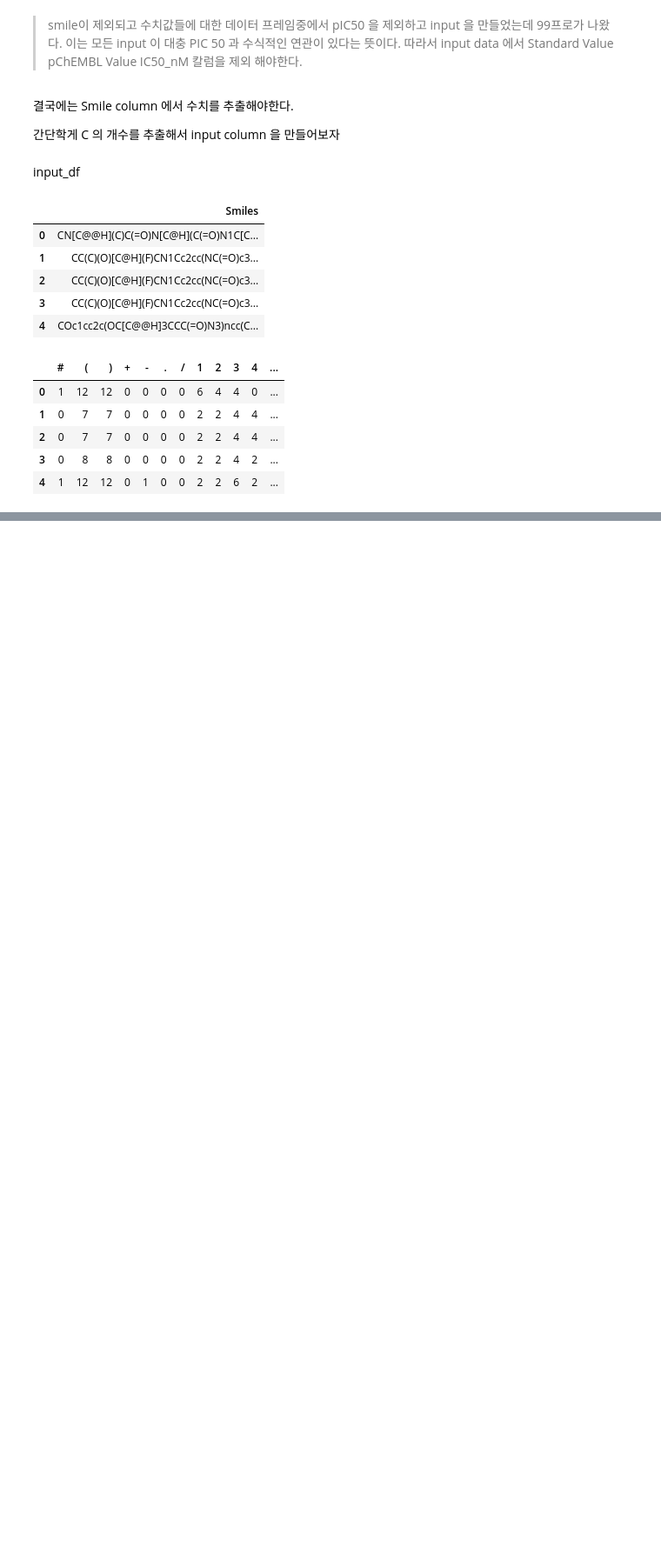
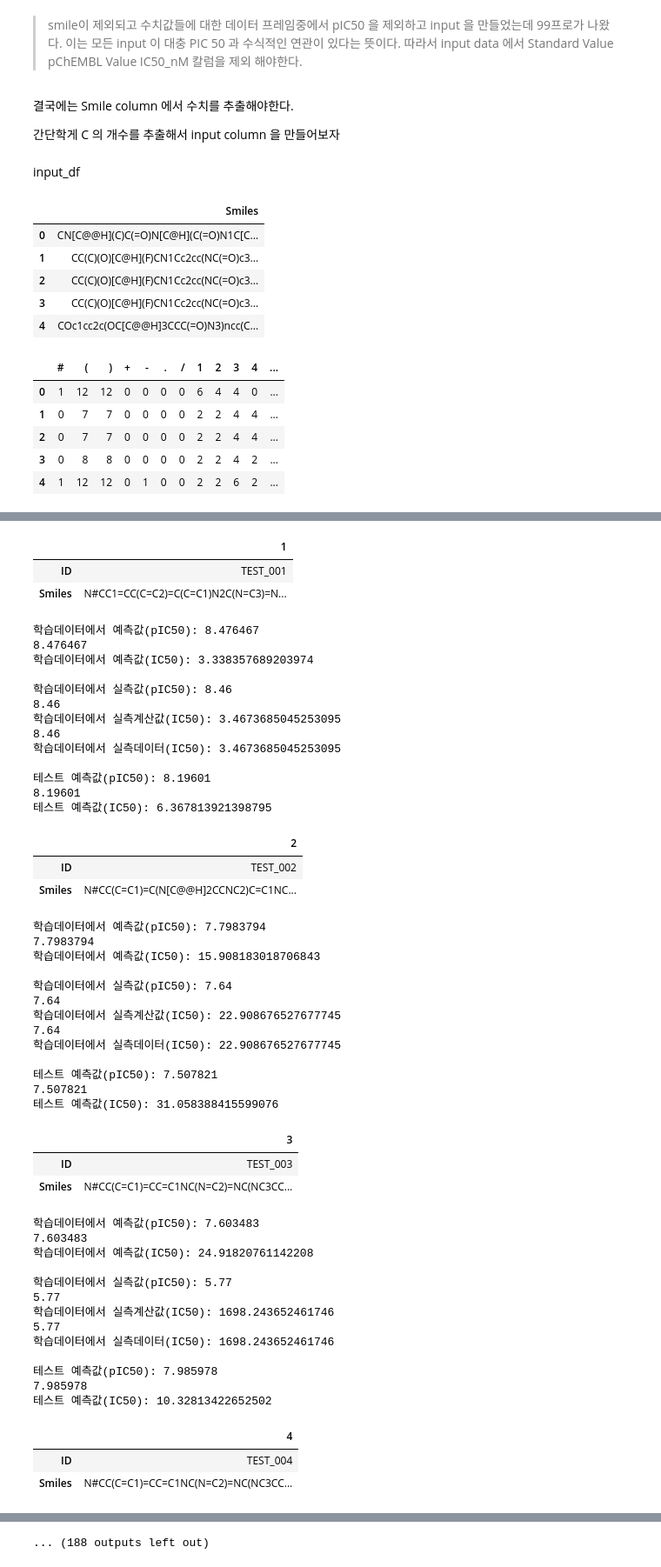
Before and after one commit to CodeArt-Team/MLcompetetion, a Jupyter notebook: 공모전/제2회 신약개발 AI경진대회/DataAnalysis/1.DataInfo종합.ipynb, the cells around one changed output, grey strips where cells are left out. Shown at 87% size. Saved outputs shown, nothing was run; the diff lists cells and outputs as text; code cells hidden in the pictures; blank space fills up the shorter version.

Commit message:
pdg : xgboost model submit 첫제출

```diff
--- a/공모전/제2회 신약개발 AI경진대회/DataAnalysis/1.DataInfo종합.ipynb
+++ b/공모전/제2회 신약개발 AI경진대회/DataAnalysis/1.DataInfo종합.ipynb
@@ -245,0 +372,72 @@ Index(['#', '(', ')', '+', '-', '.', '/', '1', '2', '3', '4', '5', '6', '7',
+# %%
+
+import joblib
+
+# 모델 불러오기
+loaded_model = joblib.load("XG_model")  # 모델 파일 이름
+test_num =12
+for i in range(1,112):
+    test_num =i
+    df_display_centered(test.iloc[test_num,:])
+    print("학습데이터에서 예측값(pIC50):",loaded_model.predict([test_input.iloc[test_num,:].to_numpy()])[0])
+    print("학습데이터에서 예측값(IC50):",piC50_to_IC50(loaded_model.predict([test_input.iloc[test_num,:].to_numpy()])[0]))
+
+    print("\n학습데이터에서 실측값(pIC50):",test_target.iloc[test_num])
+    print("학습데이터에서 실측계산값(IC50):",piC50_to_IC50(test_target.iloc[test_num]))
+    print("학습데이터에서 실측데이터(IC50):",piC50_to_IC50(test_target.iloc[test_num]))
+
+
+    print("\n테스트 예측값(pIC50):",loaded_model.predict([test_col_change.iloc[test_num,:].to_numpy()])[0])
+    print("테스트 예측값(IC50):",piC50_to_IC50(loaded_model.predict([test_col_change.iloc[test_num,:].to_numpy()])[0]))
+# %% [output]
+|  | 1 |
+| ID | TEST_001 |
+| Smiles | N#CC1=CC(C=C2)=C(C=C1)N2C(N=C3)=N... |
+학습데이터에서 예측값(pIC50): 8.476467
+8.476467
+학습데이터에서 예측값(IC50): 3.338357689203974
+
+학습데이터에서 실측값(pIC50): 8.46
+8.46
+학습데이터에서 실측계산값(IC50): 3.4673685045253095
+8.46
+학습데이터에서 실측데이터(IC50): 3.4673685045253095
+
+테스트 예측값(pIC50): 8.19601
+8.19601
+테스트 예측값(IC50): 6.367813921398795
+|  | 2 |
+| ID | TEST_002 |
+| Smiles | N#CC(C=C1)=C(N[C@@H]2CCNC2)C=C1NC... |
+학습데이터에서 예측값(pIC50): 7.7983794
+7.7983794
+학습데이터에서 예측값(IC50): 15.908183018706843
+
+학습데이터에서 실측값(pIC50): 7.64
+7.64
+학습데이터에서 실측계산값(IC50): 22.908676527677745
+7.64
+학습데이터에서 실측데이터(IC50): 22.908676527677745
+
+테스트 예측값(pIC50): 7.507821
+7.507821
+테스트 예측값(IC50): 31.058388415599076
+|  | 3 |
+| ID | TEST_003 |
+| Smiles | N#CC(C=C1)=CC=C1NC(N=C2)=NC(NC3CC... |
+학습데이터에서 예측값(pIC50): 7.603483
+7.603483
+학습데이터에서 예측값(IC50): 24.91820761142208
+
+학습데이터에서 실측값(pIC50): 5.77
+5.77
+학습데이터에서 실측계산값(IC50): 1698.243652461746
+5.77
+학습데이터에서 실측데이터(IC50): 1698.243652461746
+
+테스트 예측값(pIC50): 7.985978
+7.985978
+테스트 예측값(IC50): 10.32813422652502
+|  | 4 |
+| ID | TEST_004 |
+| Smiles | N#CC(C=C1)=CC=C1NC(N=C2)=NC(NC3CC... |
@@ -245,0 +489 @@ Index(['#', '(', ')', '+', '-', '.', '/', '1', '2', '3', '4', '5', '6', '7',
+... (188 outputs left out)
```
Also changed, not shown: parts of 14 cells of this notebook, 5 other files.
